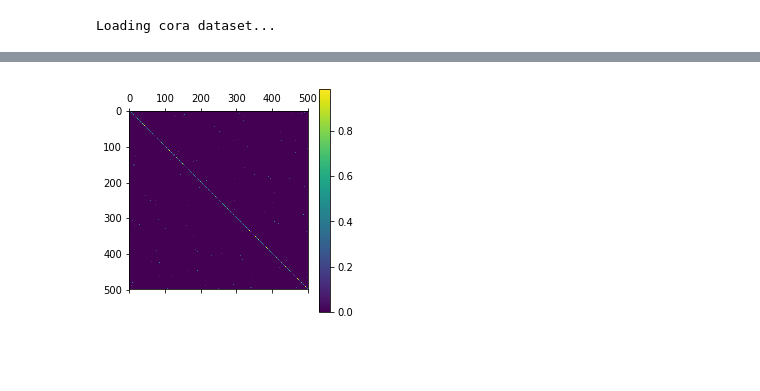
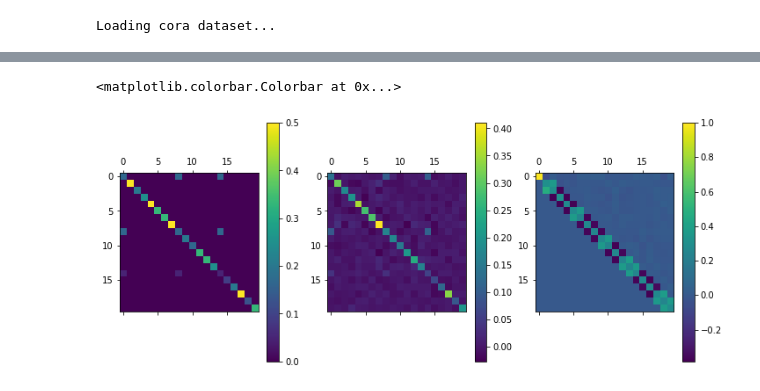
Before and after one commit to mvkolos/LanczosNet, a Jupyter notebook: Baseline.ipynb, the cells around one changed output, grey strips where cells are left out. Cells and saved outputs as stored; diff of their text form; code cells hidden in the pictures; blank space fills up the shorter version.

```diff
--- a/Baseline.ipynb
+++ b/Baseline.ipynb
@@ -46,9 +61,15 @@ plt.show()
-# %%
-plt.matshow(S[:500,:500]);
-plt.colorbar()
-plt.show()
-# %% [output]
-[figure, removed]
+# %%
+S_h=Q@T@Q.T
+f, (ax1, ax2, ax3) = plt.subplots(1, 3, figsize=(12, 5))
+m1 = ax1.matshow(S[:20,:20])
+m2 = ax2.matshow(S_h[:20,:20])
+m3 = ax3.matshow(T[:20,:20])
+f.colorbar(m1, ax=ax1)
+f.colorbar(m2, ax=ax2)
+f.colorbar(m3, ax=ax3)
+# %% [output]
+<matplotlib.colorbar.Colorbar at 0x...>
+[figure, added]
 # %%
 from nn.layers import SpectralConv
 from pygcn.pygcn.layers import GraphConvolution
```
Also changed, not shown: parts of 20 cells of this notebook.
